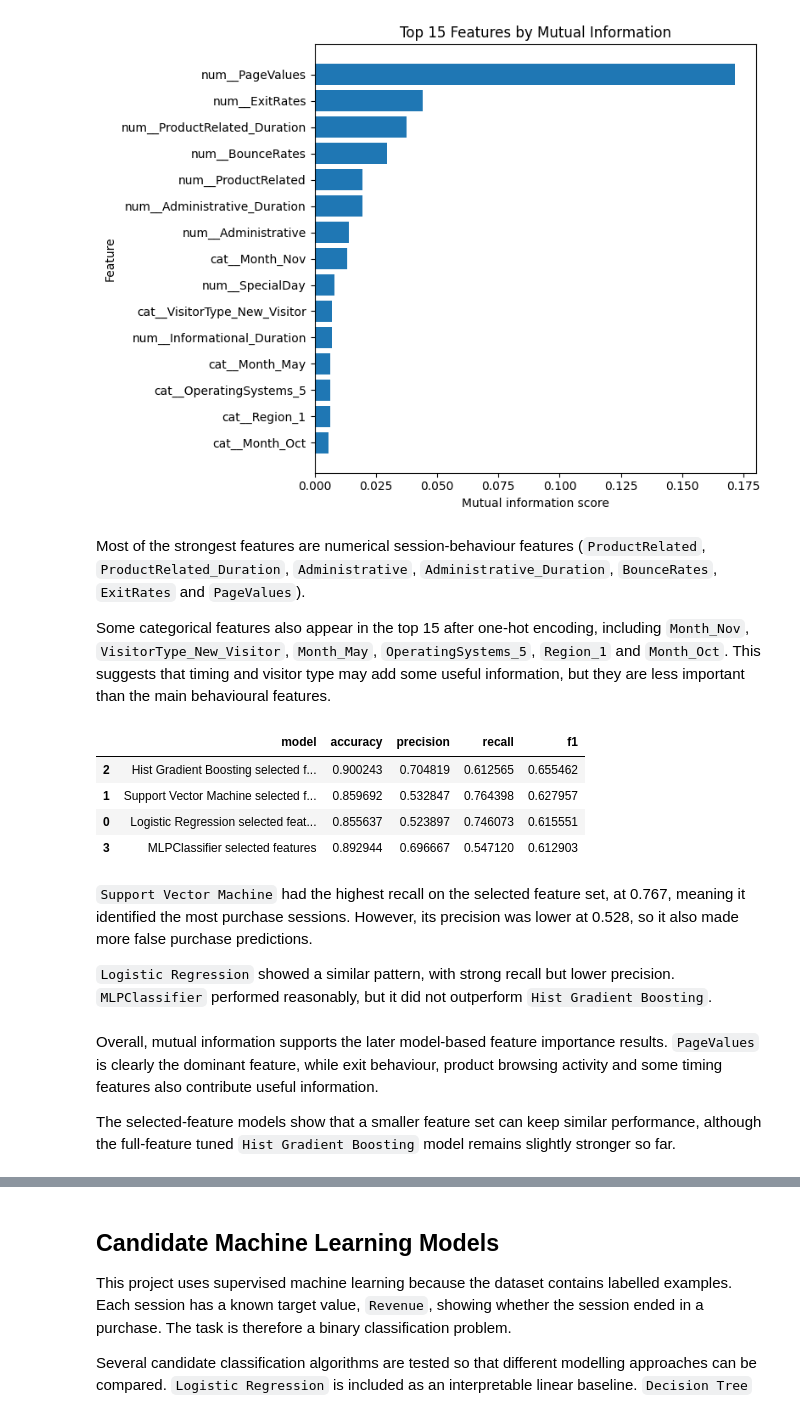
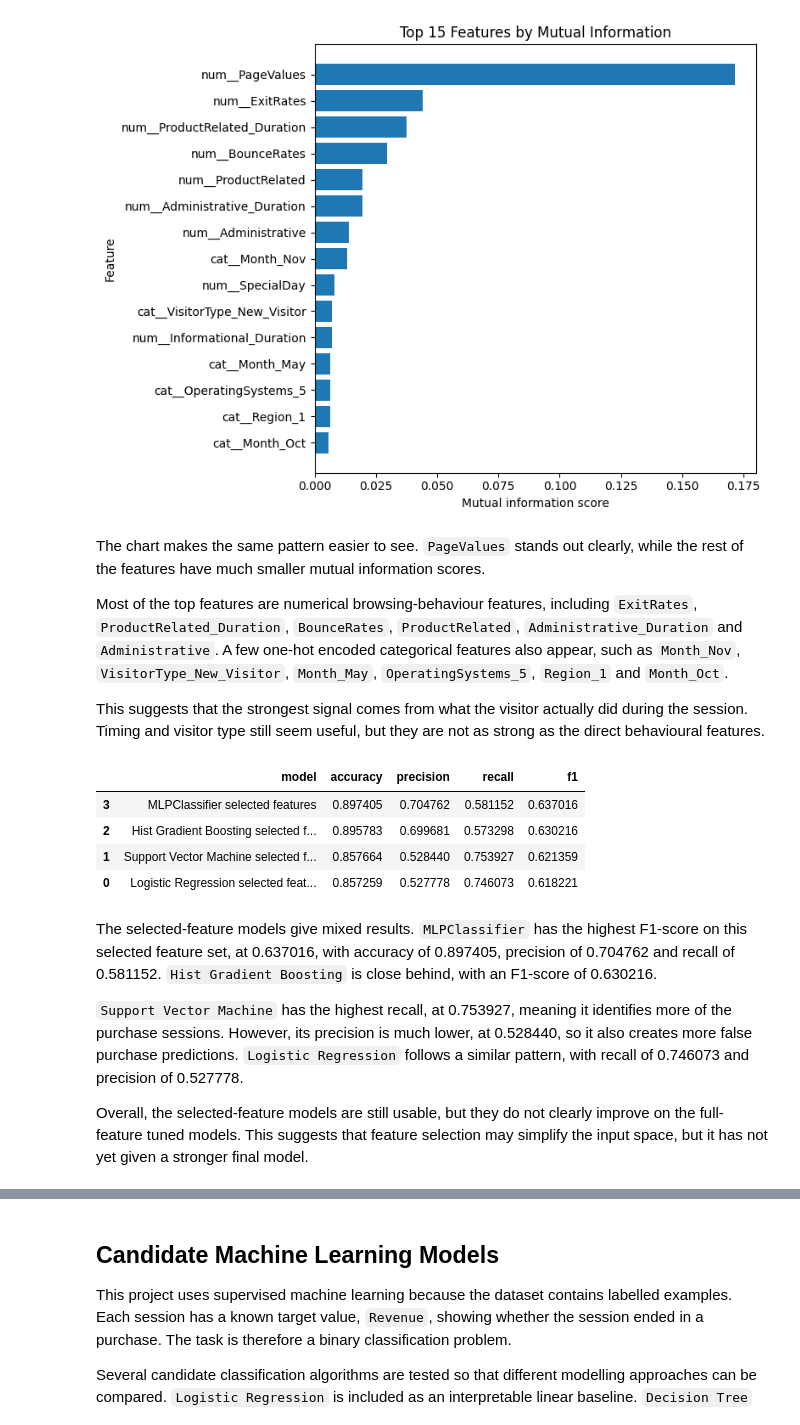
Before and after one commit to tehillabroder/online-purchase-conversion-audit, a Jupyter notebook: notebooks/aml_online_shoppers.ipynb, the cells around one changed output, grey strips where cells are left out. Cells and saved outputs as stored; diff of their text form; code cells hidden in the pictures.

Commit message:
Fixed feature selection checks

```diff
--- a/notebooks/aml_online_shoppers.ipynb
+++ b/notebooks/aml_online_shoppers.ipynb
@@ -139,3 +139,13 @@ categorical_summary
 This table shows the number of unique values in each categorical or coded feature.
 
 These columns will need encoding before modelling, especially `Month`, `VisitorType`, `OperatingSystems`, `Browser`, `Region` and `TrafficType`.
+# %%
+for col in categorical_cols:
+    display(
+        df[col]
+        .value_counts(normalize=True)
+        .mul(100)
+        .round(2)
+        .rename("percentage")
+        .to_frame()
+    )
@@ -460,11 +552,21 @@ plt.show()
 # %% [output]
 [figure]
 # %% [markdown]
-Most of the strongest features are numerical session-behaviour features (`ProductRelated`, `ProductRelated_Duration`, `Administrative`, `Administrative_Duration`, `BounceRates`, `ExitRates` and `PageValues`).
+The chart makes the same pattern easier to see. `PageValues` stands out clearly, while the rest of the features have much smaller mutual information scores.
 
-Some categorical features also appear in the top 15 after one-hot encoding, including `Month_Nov`, `VisitorType_New_Visitor`, `Month_May`, `OperatingSystems_5`, `Region_1` and `Month_Oct`. This suggests that timing and visitor type may add some useful information, but they are less important than the main behavioural features.
+Most of the top features are numerical browsing-behaviour features, including `ExitRates`, `ProductRelated_Duration`, `BounceRates`, `ProductRelated`, `Administrative_Duration` and `Administrative`. A few one-hot encoded categorical features also appear, such as `Month_Nov`, `VisitorType_New_Visitor`, `Month_May`, `OperatingSystems_5`, `Region_1` and `Month_Oct`.
+
+This suggests that the strongest signal comes from what the visitor actually did during the session. Timing and visitor type still seem useful, but they are not as strong as the direct behavioural features.
 # %%
 from sklearn.feature_selection import SelectKBest
+
+# Use a wrapper so mutual information is reproducible inside SelectKBest.
+def reproducible_mutual_info(X, y):
+    return mutual_info_classif(
+        X,
+        y,
+        random_state=RANDOM_STATE
+    )
 
 # Use the top 15 processed features from mutual information.
 # This selector is placed inside the pipeline so it is fitted only on the
@@ -493,43 +595,41 @@ selected_feature_models = {
     )
 }
 
 for model_name, model in selected_feature_models.items():
     selected_pipeline = Pipeline(steps=[
         ("preprocessor", preprocessor),
         ("feature_selection", SelectKBest(
-            score_func=mutual_info_classif,
+            score_func=reproducible_mutual_info,
             k=TOP_K_FEATURES
         )),
         ("model", model)
     ])
 
     selected_pipeline.fit(X_train, y_train)
     y_pred_selected = selected_pipeline.predict(X_test)
 
     results = {
         "model": model_name,
         "accuracy": accuracy_score(y_test, y_pred_selected),
         "precision": precision_score(y_test, y_pred_selected, pos_label=True, zero_division=0),
         "recall": recall_score(y_test, y_pred_selected, pos_label=True, zero_division=0),
         "f1": f1_score(y_test, y_pred_selected, pos_label=True, zero_division=0)
     }
 
     selected_feature_results.append(results)
     selected_feature_pipelines[model_name] = selected_pipeline
 
 selected_feature_results_df = pd.DataFrame(selected_feature_results)
 selected_feature_results_df.sort_values(by="f1", ascending=False)
 # %% [output]
 |  | model | accuracy | precision | recall | f1 |
-| 2 | Hist Gradient Boosting selected f... | 0.900243 | 0.704819 | 0.612565 | 0.655462 |
-| 1 | Support Vector Machine selected f... | 0.859692 | 0.532847 | 0.764398 | 0.627957 |
-| 0 | Logistic Regression selected feat... | 0.855637 | 0.523897 | 0.746073 | 0.615551 |
-| 3 | MLPClassifier selected features | 0.892944 | 0.696667 | 0.547120 | 0.612903 |
+| 3 | MLPClassifier selected features | 0.897405 | 0.704762 | 0.581152 | 0.637016 |
+| 2 | Hist Gradient Boosting selected f... | 0.895783 | 0.699681 | 0.573298 | 0.630216 |
+| 1 | Support Vector Machine selected f... | 0.857664 | 0.528440 | 0.753927 | 0.621359 |
+| 0 | Logistic Regression selected feat... | 0.857259 | 0.527778 | 0.746073 | 0.618221 |
 # %% [markdown]
-`Support Vector Machine` had the highest recall on the selected feature set, at 0.767, meaning it identified the most purchase sessions. However, its precision was lower at 0.528, so it also made more false purchase predictions.
+The selected-feature models give mixed results. `MLPClassifier` has the highest F1-score on this selected feature set, at 0.637016, with accuracy of 0.897405, precision of 0.704762 and recall of 0.581152. `Hist Gradient Boosting` is close behind, with an F1-score of 0.630216.
 
-`Logistic Regression` showed a similar pattern, with strong recall but lower precision. `MLPClassifier` performed reasonably, but it did not outperform `Hist Gradient Boosting`.
+`Support Vector Machine` has the highest recall, at 0.753927, meaning it identifies more of the purchase sessions. However, its precision is much lower, at 0.528440, so it also creates more false purchase predictions. `Logistic Regression` follows a similar pattern, with recall of 0.746073 and precision of 0.527778.
+
+Overall, the selected-feature models are still usable, but they do not clearly improve on the full-feature tuned models. This suggests that feature selection may simplify the input space, but it has not yet given a stronger final model.
-# %% [markdown]
-Overall, mutual information supports the later model-based feature importance results. `PageValues` is clearly the dominant feature, while exit behaviour, product browsing activity and some timing features also contribute useful information.
-
-The selected-feature models show that a smaller feature set can keep similar performance, although the full-feature tuned `Hist Gradient Boosting` model remains slightly stronger so far.
```
Also changed, not shown: parts of 6 cells of this notebook.
